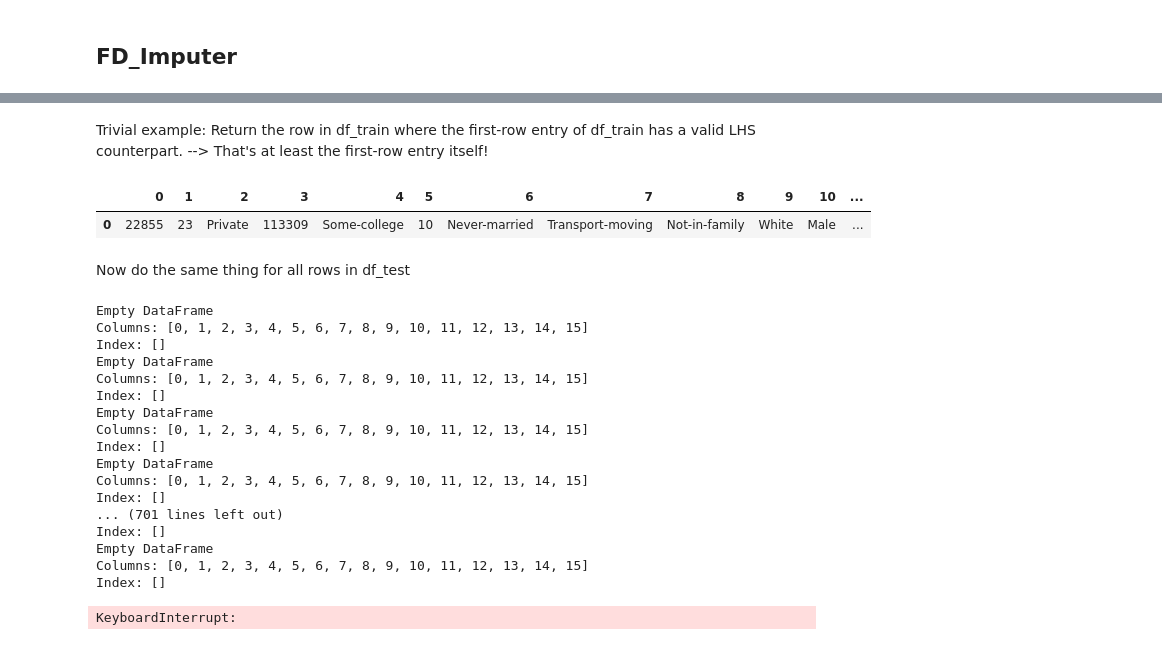
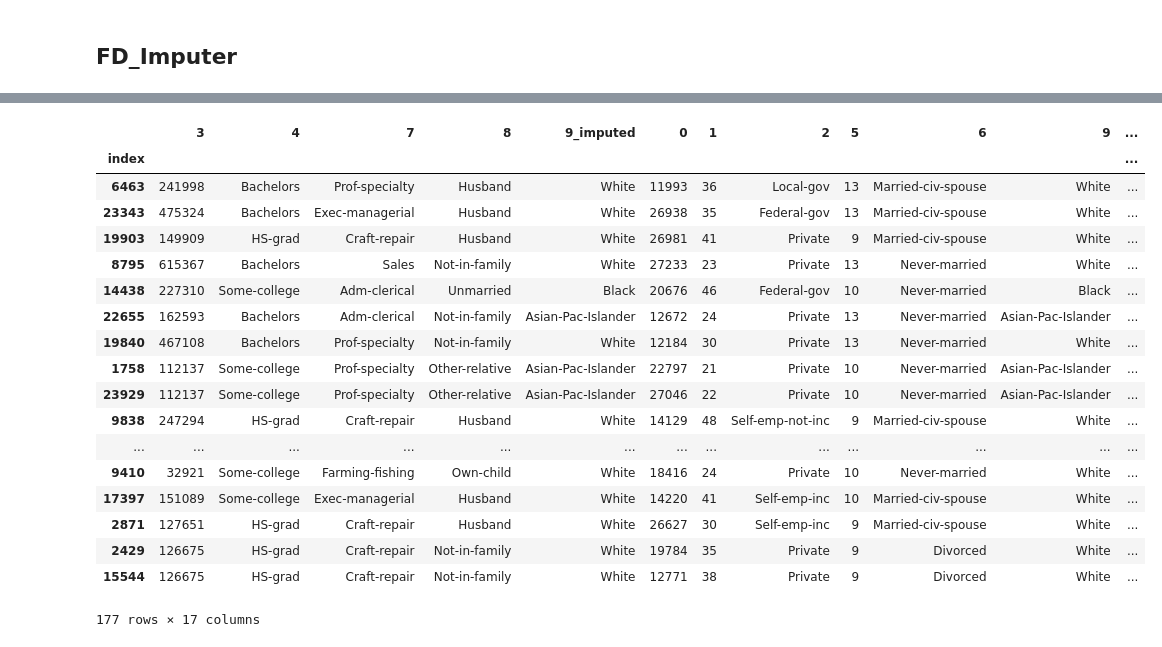
Before and after one commit to felixbiessmann/MLFD, a Jupyter notebook: fd_imputer_analysis.ipynb, the cells around one changed output, grey strips where cells are left out. Drawn from its saved outputs; the diff is of its cells as text; code cells hidden in the pictures.

Commit message:
Replaced fd_imputer and adjusted test
fd_imputer implementation now uses pd.merge() to find matching
left-hand-sides in df_train.

```diff
--- a/fd_imputer_analysis.ipynb
+++ b/fd_imputer_analysis.ipynb
@@ -83,7 +79,0 @@ fd[list(fd)[0]]
-# %%
-    df_test = pd.DataFrame([['a', 'b', 'c'], ['d', 'e', 'f'], ['g', 'h', 'i']],
-                           columns=[1, 2, 3])
-    df_train = pd.DataFrame([['d', 'e', 'f'], ['g', 'h', 'i'], ['a', 'b', 'c']],
-                            columns=[1, 2, 3])
-    fd = {3: [2, 1]}
-    lhs = [2, 1]
@@ -116,31 +80,22 @@ lhs = fd[list(fd)[0]]
-# %% [markdown]
-Trivial example: Return the row in df_train where the first-row entry of df_train has a valid LHS counterpart. --> That's at least the first-row entry itself!
-# %%
-fd_imputer.select_LHS_row(df_train.iloc[0], df_train, lhs)
-# %% [output]
-|  | 0 | 1 | 2 | 3 | 4 | 5 | 6 | 7 | 8 | 9 | 10 | ... |
-| 0 | 22855 | 23 | Private | 113309 | Some-college | 10 | Never-married | Transport-moving | Not-in-family | White | Male | ... |
-# %% [markdown]
-Now do the same thing for all rows in df_test
-# %%
-for index, row in df_test.iterrows():
-    fd_imputer.select_LHS_row(row, df_train, lhs, print_output=True)
-# %% [output]
-Empty DataFrame
-Columns: [0, 1, 2, 3, 4, 5, 6, 7, 8, 9, 10, 11, 12, 13, 14, 15]
-Index: []
-Empty DataFrame
-Columns: [0, 1, 2, 3, 4, 5, 6, 7, 8, 9, 10, 11, 12, 13, 14, 15]
-Index: []
-Empty DataFrame
-Columns: [0, 1, 2, 3, 4, 5, 6, 7, 8, 9, 10, 11, 12, 13, 14, 15]
-Index: []
-Empty DataFrame
-Columns: [0, 1, 2, 3, 4, 5, 6, 7, 8, 9, 10, 11, 12, 13, 14, 15]
-Index: []
-... (701 lines left out)
-Index: []
-Empty DataFrame
-Columns: [0, 1, 2, 3, 4, 5, 6, 7, 8, 9, 10, 11, 12, 13, 14, 15]
-Index: []
-KeyboardInterrupt:
+# %%
+fd_imputer.fd_imputer(df_test, df_train, fd)
+# %% [output]
+|  | 3 | 4 | 7 | 8 | 9_imputed | 0 | 1 | 2 | 5 | 6 | 9 | ... |
+| index |  |  |  |  |  |  |  |  |  |  |  | ... |
+| 6463 | 241998 | Bachelors | Prof-specialty | Husband | White | 11993 | 36 | Local-gov | 13 | Married-civ-spouse | White | ... |
+| 23343 | 475324 | Bachelors | Exec-managerial | Husband | White | 26938 | 35 | Federal-gov | 13 | Married-civ-spouse | White | ... |
+| 19903 | 149909 | HS-grad | Craft-repair | Husband | White | 26981 | 41 | Private | 9 | Married-civ-spouse | White | ... |
+| 8795 | 615367 | Bachelors | Sales | Not-in-family | White | 27233 | 23 | Private | 13 | Never-married | White | ... |
+| 14438 | 227310 | Some-college | Adm-clerical | Unmarried | Black | 20676 | 46 | Federal-gov | 10 | Never-married | Black | ... |
+| 22655 | 162593 | Bachelors | Adm-clerical | Not-in-family | Asian-Pac-Islander | 12672 | 24 | Private | 13 | Never-married | Asian-Pac-Islander | ... |
+| 19840 | 467108 | Bachelors | Prof-specialty | Not-in-family | White | 12184 | 30 | Private | 13 | Never-married | White | ... |
+| 1758 | 112137 | Some-college | Prof-specialty | Other-relative | Asian-Pac-Islander | 22797 | 21 | Private | 10 | Never-married | Asian-Pac-Islander | ... |
+| 23929 | 112137 | Some-college | Prof-specialty | Other-relative | Asian-Pac-Islander | 27046 | 22 | Private | 10 | Never-married | Asian-Pac-Islander | ... |
+| 9838 | 247294 | HS-grad | Craft-repair | Husband | White | 14129 | 48 | Self-emp-not-inc | 9 | Married-civ-spouse | White | ... |
+| ... | ... | ... | ... | ... | ... | ... | ... | ... | ... | ... | ... | ... |
+| 9410 | 32921 | Some-college | Farming-fishing | Own-child | White | 18416 | 24 | Private | 10 | Never-married | White | ... |
+| 17397 | 151089 | Some-college | Exec-managerial | Husband | White | 14220 | 41 | Self-emp-inc | 10 | Married-civ-spouse | White | ... |
+| 2871 | 127651 | HS-grad | Craft-repair | Husband | White | 26627 | 30 | Self-emp-inc | 9 | Married-civ-spouse | White | ... |
+| 2429 | 126675 | HS-grad | Craft-repair | Not-in-family | White | 19784 | 35 | Private | 9 | Divorced | White | ... |
+| 15544 | 126675 | HS-grad | Craft-repair | Not-in-family | White | 12771 | 38 | Private | 9 | Divorced | White | ... |
+177 rows × 17 columns
```
Also changed, not shown: parts of 7 cells of this notebook, 2 other files.
